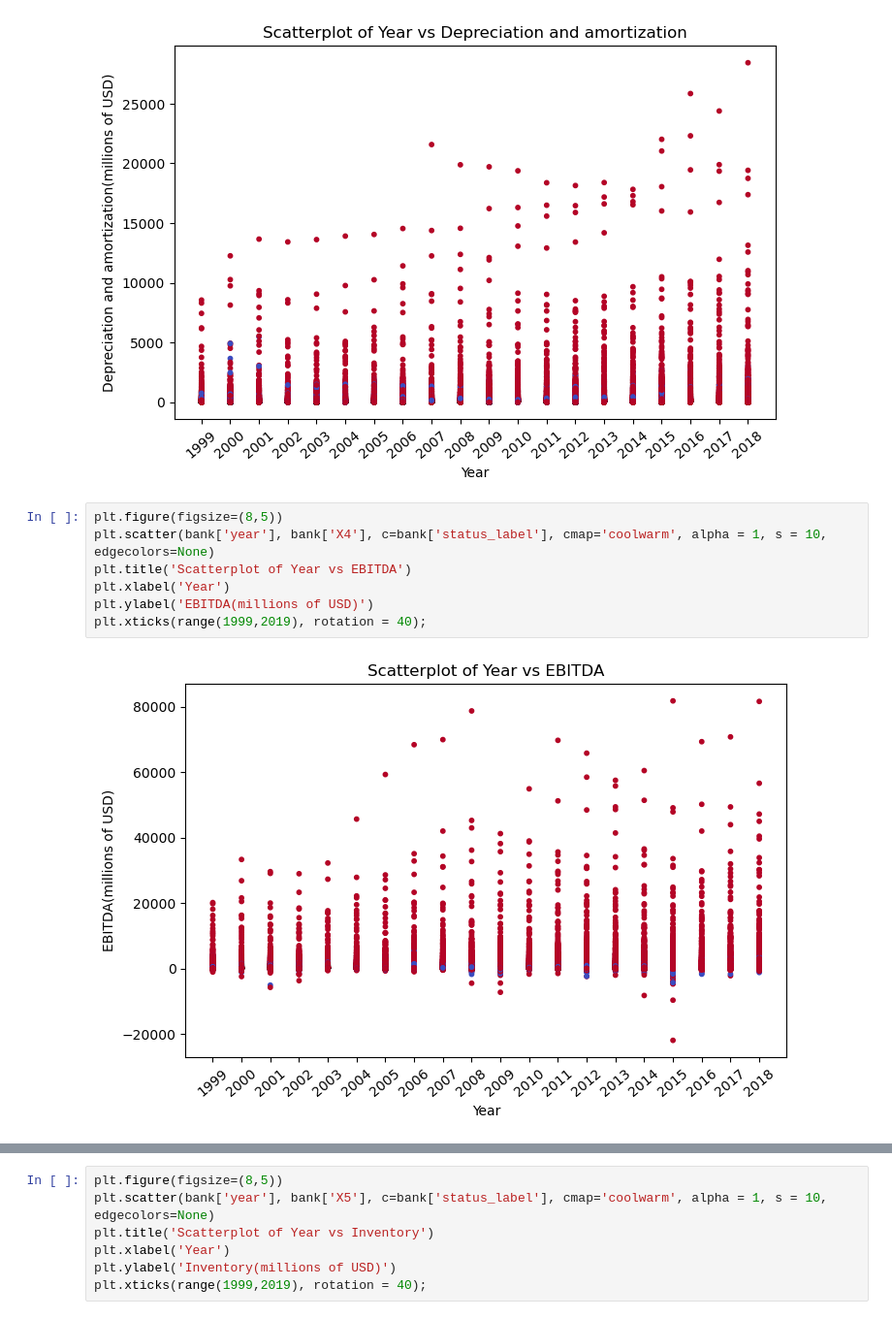
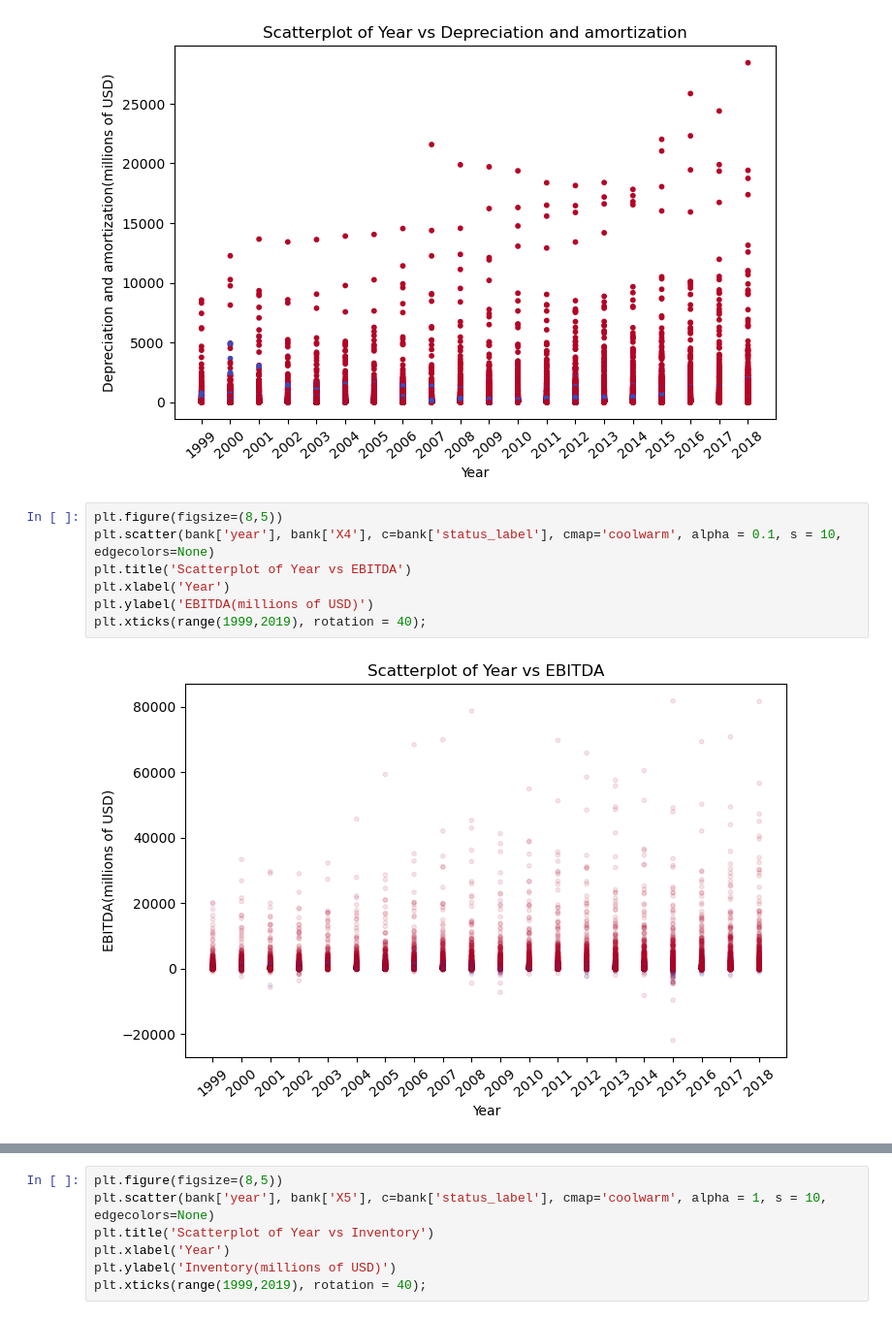
Before and after one commit to patelbb14/Project-5---Predicting-US-Company-Bankruptcy, a Jupyter notebook: code/01_Data_Cleaning_and_EDA.ipynb, the cells around one changed output, grey strips where cells are left out. Shown at 97% size. Cells and saved outputs as stored; diff of their text form.

Commit message:
alternate plots, EDA slides up

```diff
--- a/code/01_Data_Cleaning_and_EDA.ipynb
+++ b/code/01_Data_Cleaning_and_EDA.ipynb
@@ -188,10 +188,10 @@ plt.xticks(range(1999,2019), rotation = 40);
 [figure]
 # %%
 plt.figure(figsize=(8,5))
-plt.scatter(bank['year'], bank['X4'], c=bank['status_label'], cmap='coolwarm', alpha = 1, s = 10, edgecolors=None)
+plt.scatter(bank['year'], bank['X4'], c=bank['status_label'], cmap='coolwarm', alpha = 0.1, s = 10, edgecolors=None)
 plt.title('Scatterplot of Year vs EBITDA')
 plt.xlabel('Year')
 plt.ylabel('EBITDA(millions of USD)')
 plt.xticks(range(1999,2019), rotation = 40);
 # %% [output]
-[figure, old version]
+[figure, new version]
```
Also changed, not shown: parts of 8 cells of this notebook, 15 other files.
